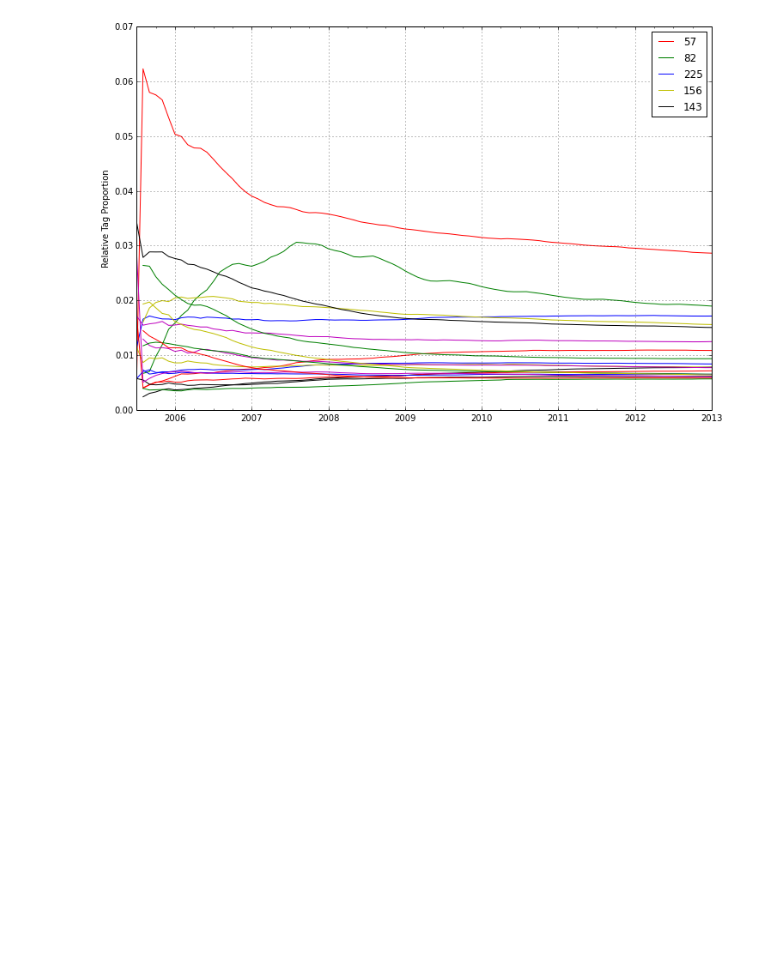
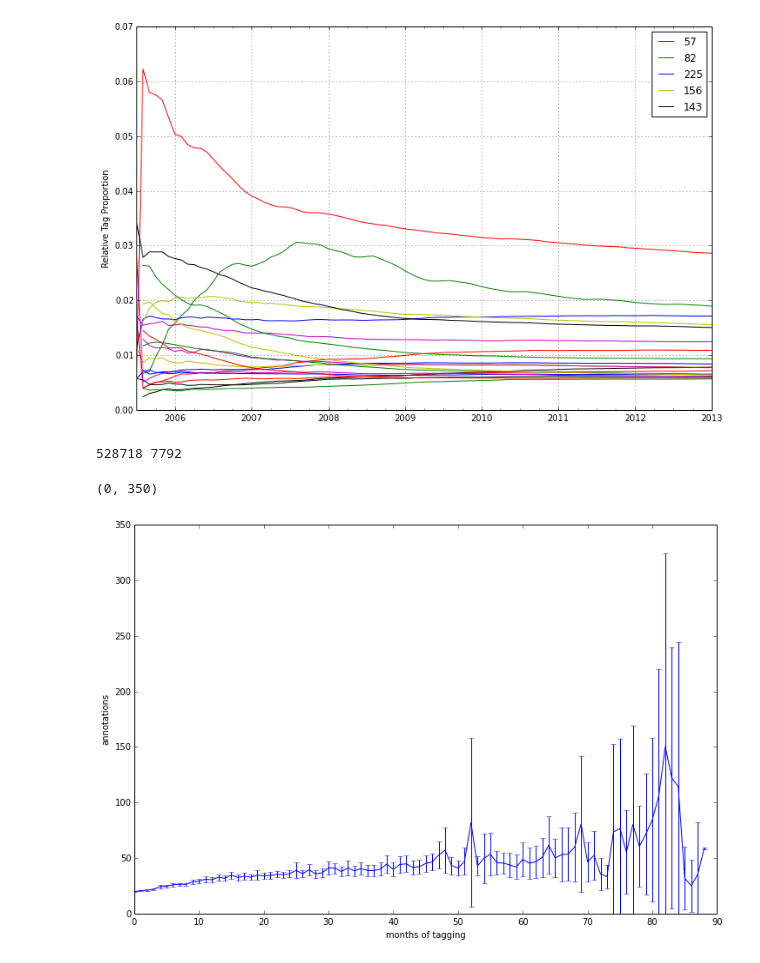
Before and after one commit to moustachio/lastfm-Analysis, a Jupyter notebook: Notebooks/annotationAnalysis.ipynb, the cells around one changed output. Drawn from its saved outputs; the diff is of its cells as text; code cells hidden in the pictures; blank space fills up the shorter version.

```diff
--- a/Notebooks/annotationAnalysis.ipynb
+++ b/Notebooks/annotationAnalysis.ipynb
@@ -104,3 +106,27 @@ ax.legend(handles[:nLabels],legendLabels,loc='upper right')
 # %% [output]
 <matplotlib.legend.Legend at 0x...>
 [figure]
+# %%
+### Some basic user annotation count analyses
+
+data = pd.read_table('../results/generalData/annotationsPerUser',header=False,names=['uid','anno'])
+print len(data), len(data[data.anno>1000])
+# %% [output]
+528718 7792
+# %%
+#import dateutil # converters={'date':dateutil.parser.parse}
+df = pd.read_table('../Results/annotations_uid-date-iid.tsv',header=None,names=('uid','iid','artist','tag','date')) # Read in .tsv
+#df2 = pd.read_table('../Results/annotations_uid-date-iid.tsv',header=None,names=('uid','iid','artist','tag','date'),nrows=10000) # Read in .tsv
+data = df.groupby('uid').apply(lambda x: x.groupby('date').tag.count().reset_index(drop=True))
+data.index.names[1] = 'seq'
+# %%
+fig,ax = subplots(1,1,figsize=(12,8))
+means = data.groupby(level='seq').mean()
+errs = data.groupby(level='seq').aggregate(lambda x: 2 * np.std(x)/np.sqrt(len(x)))
+ax.errorbar(x=means.index,y=means,yerr=errs)
+ax.set_ylabel('annotations')
+ax.set_xlabel('months of tagging')
+ax.set_ylim(0,350)
+# %% [output]
+(0, 350)
+[figure, added]
```
Also changed, not shown: parts of 5 cells of this notebook, 37 other files.
